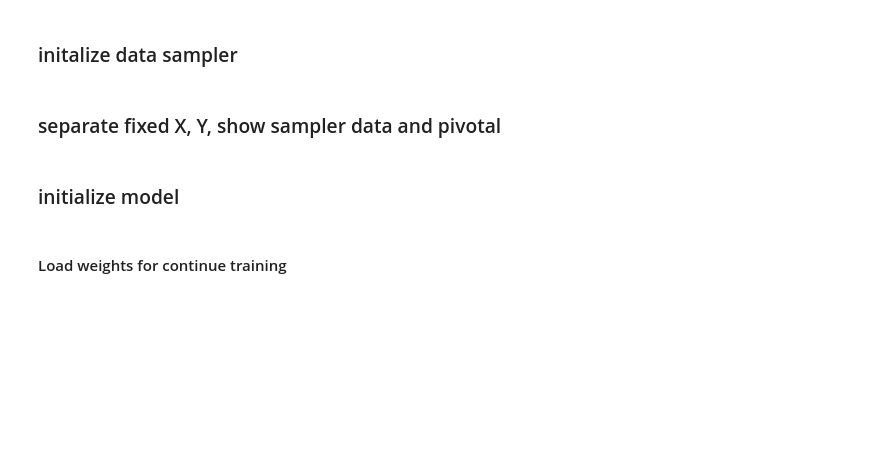
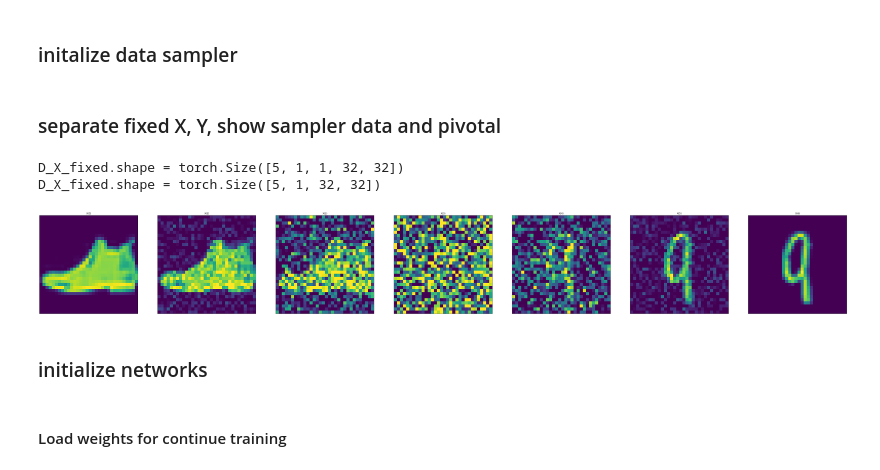
Before and after one commit to ZephyrZhang3/DiffOT, a Jupyter notebook: notebooks/DiffOT_Image_experiments_normal.ipynb, the cells around one changed output. Saved outputs shown, nothing was run; the diff lists cells and outputs as text; code cells hidden in the pictures; blank space fills up the shorter version.

Commit message:
multi *mnist dataset trans to each other; metric FID ACC

```diff
--- a/notebooks/DiffOT_Image_experiments_normal.ipynb
+++ b/notebooks/DiffOT_Image_experiments_normal.ipynb
@@ -575,2 +591,32 @@ logging.info("Initialize data sampler")
+# %%
+source_train = source(root=DATASET_PATH, train=True, download=True, transform=source_transform)
+subset_samples, labels, source_class_indicies = get_indicies_subset(source_train,
+                                                                    new_labels = new_labels_source,
+                                                                    classes=len(source_subset),
+                                                                    subset_classes=source_subset)
+source_train =  torch.utils.data.TensorDataset(torch.stack(subset_samples),
+                                               torch.LongTensor(labels))
+
+
+target_train = target(root=DATASET_PATH, train=True, download=True, transform=target_transform)
+target_subset_samples, target_labels, target_class_indicies = get_indicies_subset(target_train,
+                                                                                  new_labels = new_labels_target,
+                                                                                  classes=len(target_subset),
+                                                                                  subset_classes=target_subset)
+target_train = torch.utils.data.TensorDataset(torch.stack(target_subset_samples),
+                                              torch.LongTensor(target_labels))
+
+train_set = SubsetGuidedDataset(source_train, target_train,
+                                num_labeled=NUM_LABELED,
+                                in_indicies = source_class_indicies,
+                                out_indicies = target_class_indicies)
+
+full_set = SubsetGuidedDataset(source_train, target_train,
+                               num_labeled='all',
+                               in_indicies = source_class_indicies,
+                               out_indicies = target_class_indicies)
+
+XY_sampler = PairedSubsetSampler(train_set, subsetsize=C_SIZE)
+D_XY_sampler = PairedSubsetSampler(full_set, subsetsize=1)
 # %% [markdown]
 ### separate fixed X, Y, show sampler data and pivotal
@@ -583,5 +623,17 @@ draw_all_pivotal(X_fixed[0], Y_fixed[0], DIFFUSION_STEPS, PIVOTAL_LIST)
+# %%
+D_X_fixed, D_Y_fixed = D_XY_sampler.sample(5)
+print(f"{D_X_fixed.shape = }")
+D_X_fixed = D_X_fixed.flatten(start_dim=0, end_dim=1)
+D_Y_fixed = D_Y_fixed.flatten(start_dim=0, end_dim=1)
+
+print(f"{D_X_fixed.shape = }")
+draw_all_pivotal(D_X_fixed[0], D_Y_fixed[0], DIFFUSION_STEPS, PIVOTAL_LIST)
+# %% [output]
+D_X_fixed.shape = torch.Size([5, 1, 1, 32, 32])
+D_X_fixed.shape = torch.Size([5, 1, 32, 32])
+[figure, added]
 # %% [markdown]
-### initialize model
+### initialize networks
 # %%
 SDEs, BETA_NETs = [], []
 SDE_OPTs, BETA_NET_OPTs = [], []
```
Also changed, not shown: parts of 21 cells of this notebook, 3 other files.
